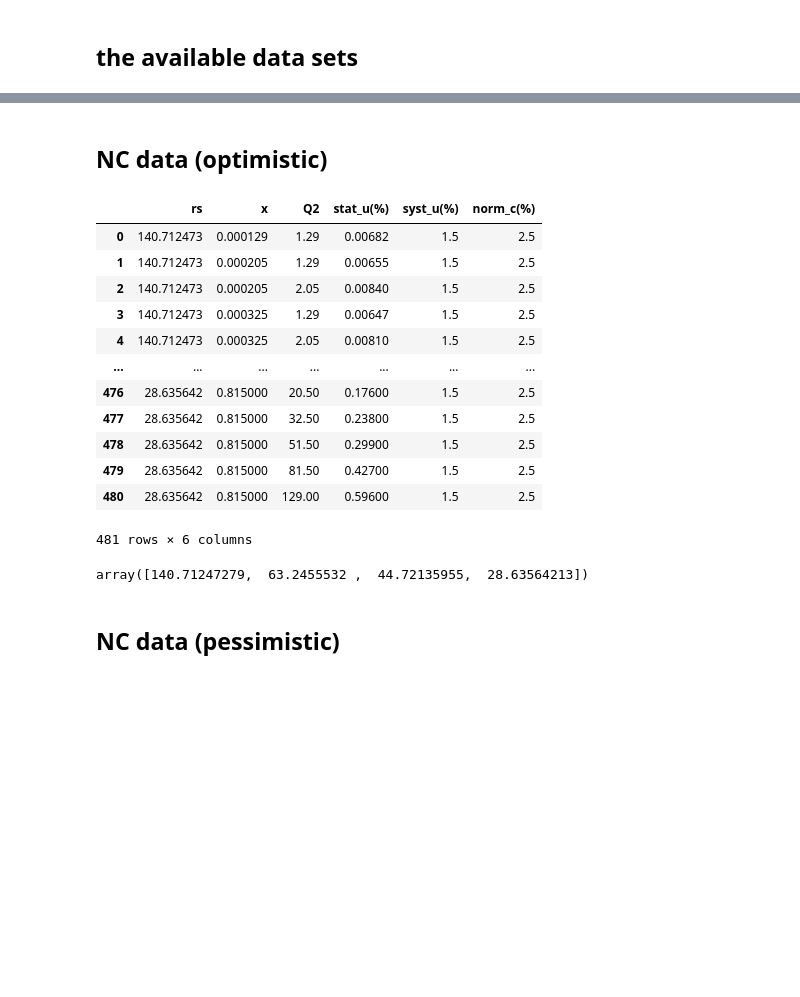
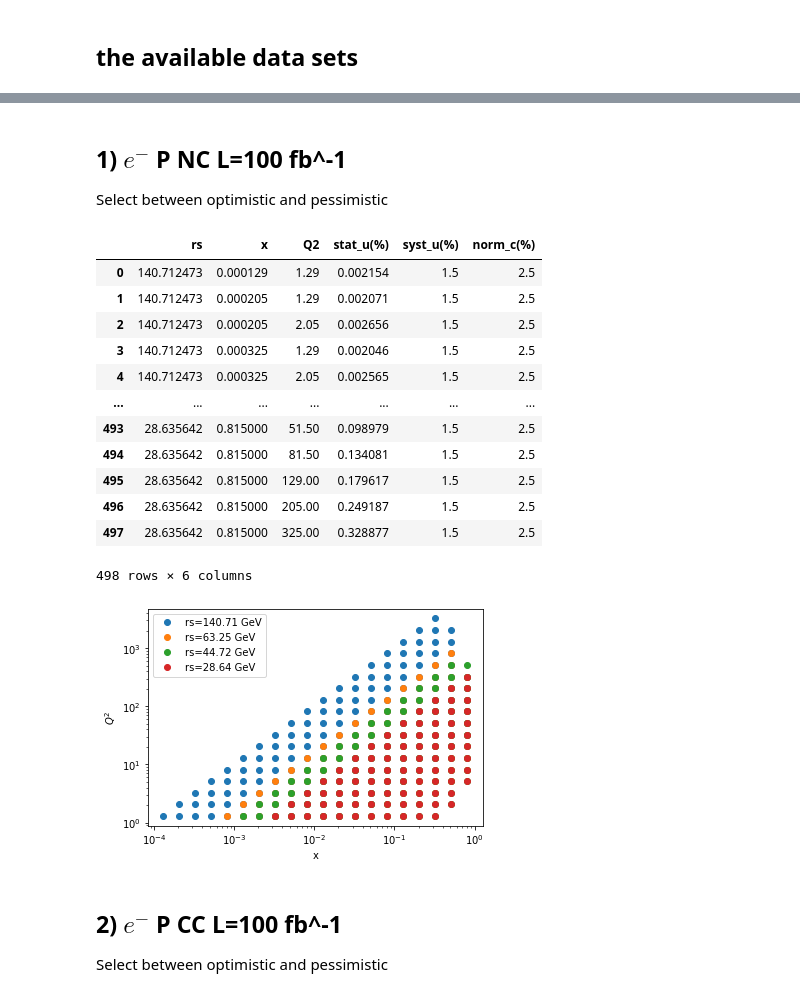
Before and after one commit to JeffersonLab/txgrids, a Jupyter notebook: expdata/workbook.ipynb, the cells around one changed output, grey strips where cells are left out. Drawn from its saved outputs; the diff is of its cells as text; code cells hidden in the pictures; blank space fills up the shorter version.

```diff
--- a/expdata/workbook.ipynb
+++ b/expdata/workbook.ipynb
@@ -24,53 +26,66 @@ ep_NC_pessimistic-barak-102420.dat  xQ2binTable-xiaoxuan-060220.dat
-# %% [markdown]
-## NC data (optimistic)
+# %% [markdown]
+## 1) $e^-$ P NC   L=100 fb^-1
+
+Select between optimistic and pessimistic
+# %%
+L=open('src/ep_NC_optimistic.dat').readlines()
+#L=open('src/ep_NC_pessimistic.dat').readlines()
 # %%
-L=open('src/ep_NC_optimistic-barak-102420.dat').readlines()
 L=[_.strip() for _  in L]
 L=[_ for _ in L if '-----' not in _  if _!='']
 H=L[0].split()
 I=[i for i in range(len(L)) if L[i].startswith('beam')]
 I.append(len(L))
 
 DATA={}
 for i in range(len(I)-1):
     msg=L[I[i]]
     tab=[[float(v) for v in _.split()] for _ in L[I[i]+1:I[i+1]]]
     tab=np.transpose(tab)
     data={}
     El,Ep=[float(v) for v in msg.split(':')[1].split('x')]
     data['rs']=np.sqrt(4*El*Ep)
     data['x']=tab[0]
     data['Q2']=tab[1]
-    data['stat_u(%)']=tab[4]#/np.sqrt(10)
+    data['stat_u(%)']=tab[4]/np.sqrt(10)
     data['syst_u(%)']=tab[5]
     data['norm_c(%)']=tab[6]
     DATA[msg]=pd.DataFrame(data).query('Q2>1')
 data=pd.concat([DATA[msg] for msg in DATA.keys()], ignore_index=True)
 
+ax=py.subplot(111)
+for rs in data['rs'].unique():
+    d=data[data['rs']==rs]
+    ax.plot(d.x,d.Q2,ls='',marker='o',label='rs=%0.2f GeV'%rs)
+ax.semilogy()
+ax.semilogx()
+ax.legend()
+ax.set_xlabel('x')
+ax.set_ylabel('$Q^2$');
+
+
 #--store data
-fname='NC-optimistic'
-data.to_excel(fname+'.xlsx')
-data.to_json(fname+'.json')
+#fname='NC-optimistic'
+#data.to_excel(fname+'.xlsx')
+#data.to_json(fname+'.json')
 
 #--print
 data
 # %% [output]
 |  | rs | x | Q2 | stat_u(%) | syst_u(%) | norm_c(%) |
-| 0 | 140.712473 | 0.000129 | 1.29 | 0.00682 | 1.5 | 2.5 |
-| 1 | 140.712473 | 0.000205 | 1.29 | 0.00655 | 1.5 | 2.5 |
-| 2 | 140.712473 | 0.000205 | 2.05 | 0.00840 | 1.5 | 2.5 |
-| 3 | 140.712473 | 0.000325 | 1.29 | 0.00647 | 1.5 | 2.5 |
-| 4 | 140.712473 | 0.000325 | 2.05 | 0.00810 | 1.5 | 2.5 |
+| 0 | 140.712473 | 0.000129 | 1.29 | 0.002154 | 1.5 | 2.5 |
+| 1 | 140.712473 | 0.000205 | 1.29 | 0.002071 | 1.5 | 2.5 |
+| 2 | 140.712473 | 0.000205 | 2.05 | 0.002656 | 1.5 | 2.5 |
+| 3 | 140.712473 | 0.000325 | 1.29 | 0.002046 | 1.5 | 2.5 |
+| 4 | 140.712473 | 0.000325 | 2.05 | 0.002565 | 1.5 | 2.5 |
 | ... | ... | ... | ... | ... | ... | ... |
-| 476 | 28.635642 | 0.815000 | 20.50 | 0.17600 | 1.5 | 2.5 |
-| 477 | 28.635642 | 0.815000 | 32.50 | 0.23800 | 1.5 | 2.5 |
-| 478 | 28.635642 | 0.815000 | 51.50 | 0.29900 | 1.5 | 2.5 |
-| 479 | 28.635642 | 0.815000 | 81.50 | 0.42700 | 1.5 | 2.5 |
-| 480 | 28.635642 | 0.815000 | 129.00 | 0.59600 | 1.5 | 2.5 |
+| 493 | 28.635642 | 0.815000 | 51.50 | 0.098979 | 1.5 | 2.5 |
+| 494 | 28.635642 | 0.815000 | 81.50 | 0.134081 | 1.5 | 2.5 |
+| 495 | 28.635642 | 0.815000 | 129.00 | 0.179617 | 1.5 | 2.5 |
+| 496 | 28.635642 | 0.815000 | 205.00 | 0.249187 | 1.5 | 2.5 |
+| 497 | 28.635642 | 0.815000 | 325.00 | 0.328877 | 1.5 | 2.5 |
-481 rows × 6 columns
+498 rows × 6 columns
+[figure, added]
-# %%
-data.rs.unique()
-# %% [output]
-array([140.71247279,  63.2455532 ,  44.72135955,  28.63564213])
-# %% [markdown]
-## NC data (pessimistic)
+# %% [markdown]
+## 2) $e^-$ P CC   L=100 fb^-1
+Select between optimistic and pessimistic
```
Also changed, not shown: parts of 13 cells of this notebook, 10 other files.
